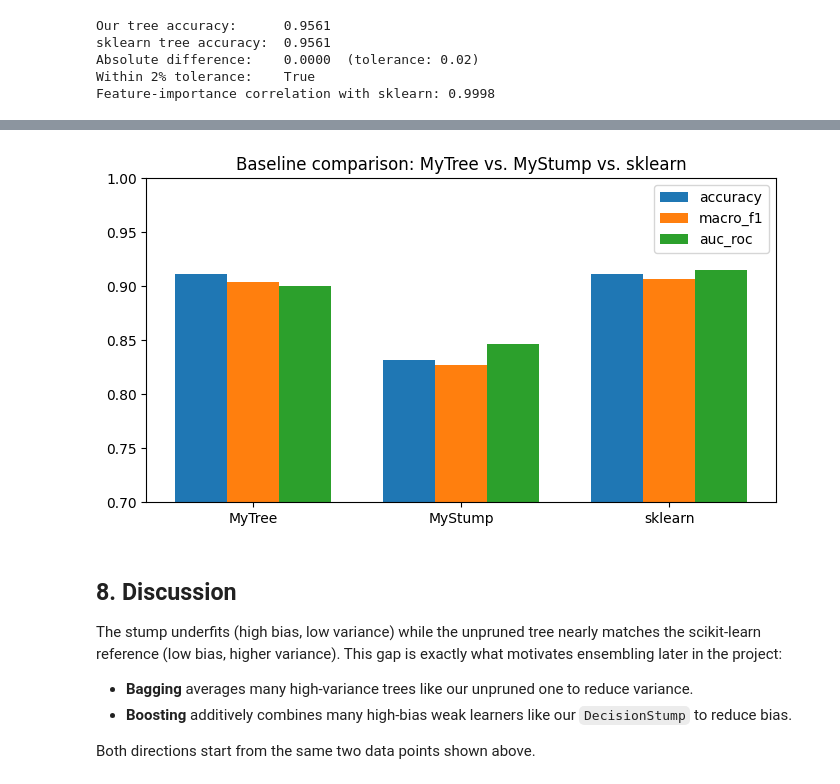
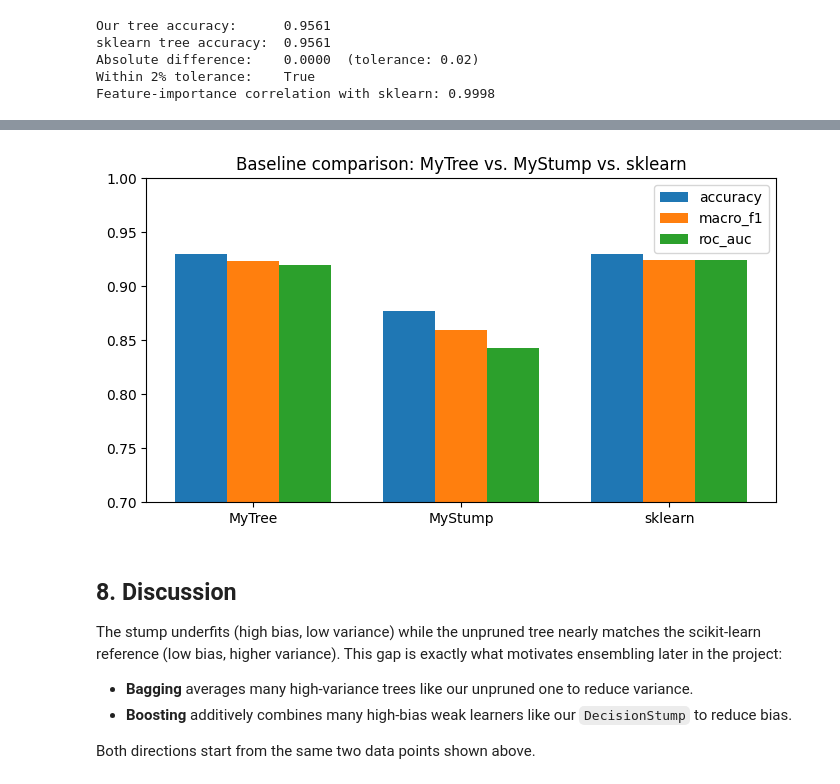
Before and after one commit to RzayevNihat/zero-bias-boosting-vs-bagging, a Jupyter notebook: notebooks/DecisionTreeNotebook.ipynb, the cells around one changed output, grey strips where cells are left out. Drawn from its saved outputs; the diff is of its cells as text; code cells hidden in the pictures.

Commit message:
fix notebook imports and baseline call to match current file names

```diff
--- a/notebooks/DecisionTreeNotebook.ipynb
+++ b/notebooks/DecisionTreeNotebook.ipynb
@@ -200,6 +200,10 @@ This section re-runs the same comparison from `src/experiments/scaling.py`: my u
 # %%
-from src.experiments.scaling import run_baseline_experiment
+from src.experiments.baseline import run_baseline_experiment
+import pandas as pd
 
-results_df = run_baseline_experiment(X, y, dataset_name="breast_cancer_wisconsin", imbalanced=False)
+# run_baseline_experiment() loads WDBC itself (via load_wdbc) and returns
+# a list of per-model metric dicts -- wrap it in a DataFrame for display.
+rows = run_baseline_experiment()
+results_df = pd.DataFrame(rows)
 results_df
 # %% [output]
@@ -210,20 +225,20 @@ results_df
 # %%
 fig, ax = plt.subplots(figsize=(7, 4))
 x_pos = np.arange(len(results_df))
 width = 0.25
 
-for i, metric in enumerate(["accuracy", "macro_f1", "auc_roc"]):
+for i, metric in enumerate(["accuracy", "macro_f1", "roc_auc"]):
     ax.bar(x_pos + i * width, results_df[metric], width, label=metric)
 
 ax.set_xticks(x_pos + width)
 ax.set_xticklabels(results_df["model"])
 ax.set_ylim(0.7, 1.0)
 ax.set_title("Baseline comparison: MyTree vs. MyStump vs. sklearn")
 ax.legend()
 plt.tight_layout()
 plt.show()
 # %% [output]
-[figure, old version]
+[figure, new version]
 # %% [markdown]
 ## 8. Discussion
 
```
Also changed, not shown: parts of 3 cells of this notebook.
